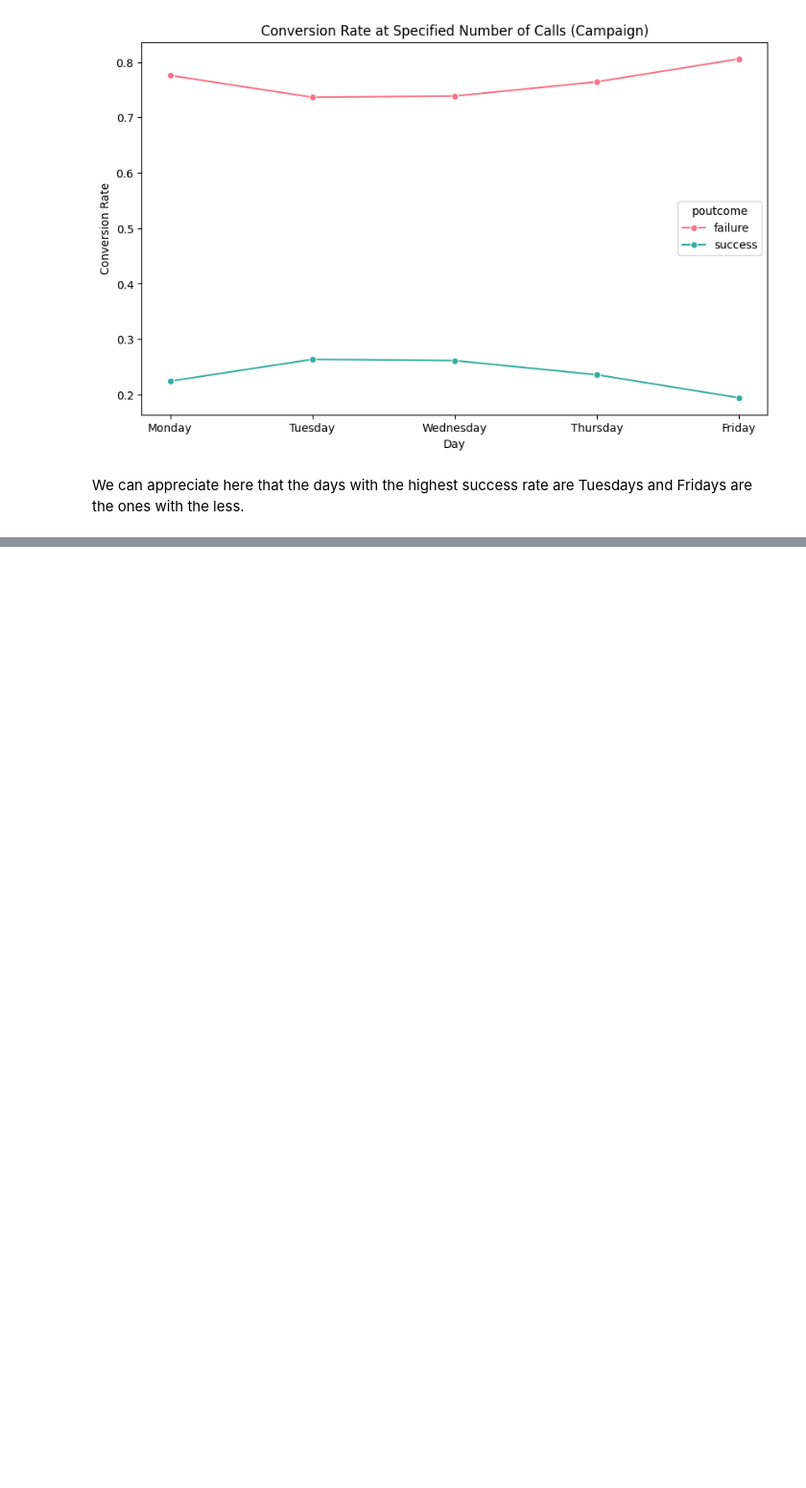
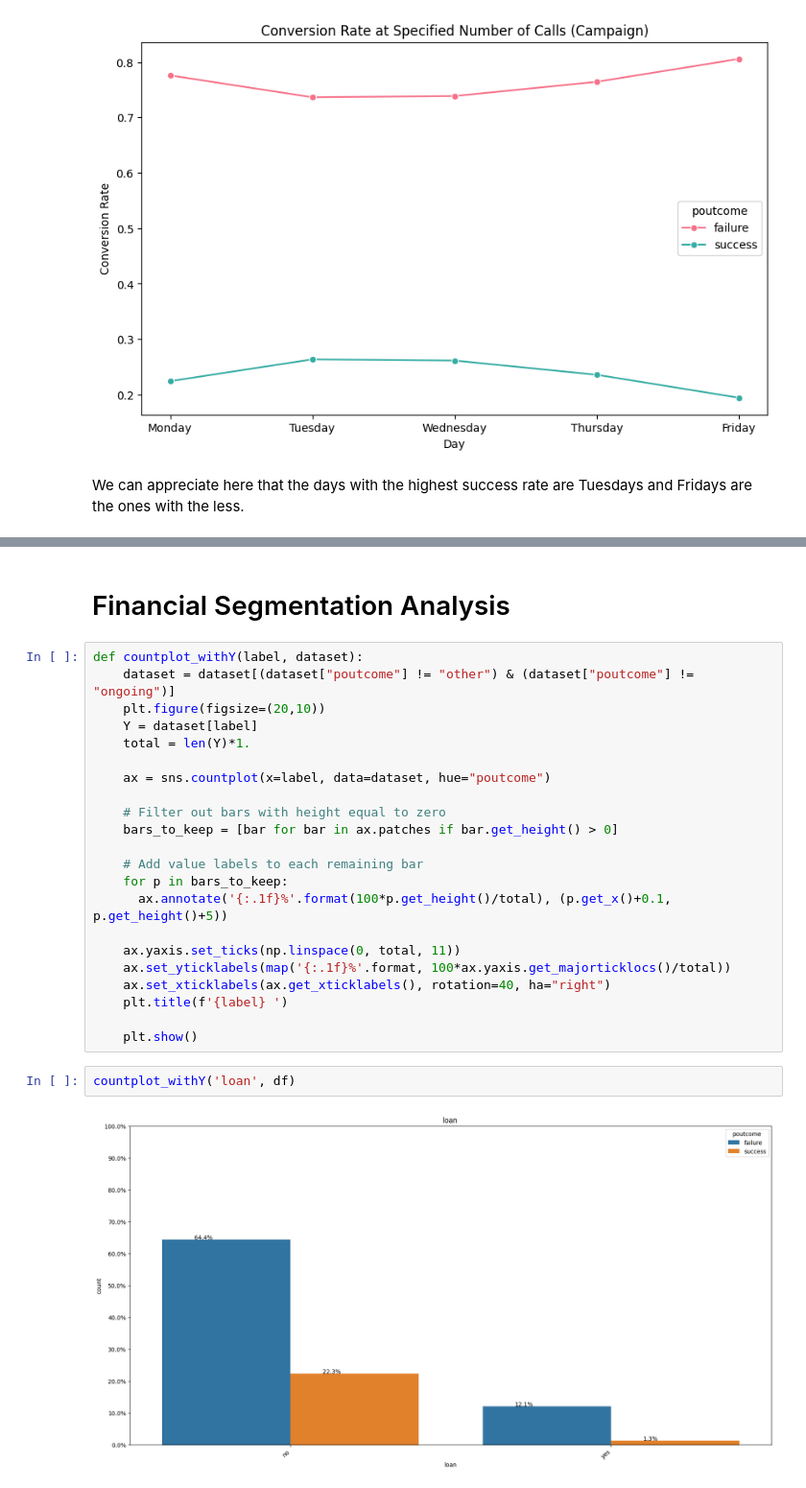
Before and after one commit to taliarosenkranz/Marketing_Analysis_Forecasting, a Jupyter notebook: Bancall.ipynb, the cells around one changed output, grey strips where cells are left out. Shown at 96% size. Drawn from its saved outputs; the diff is of its cells as text; blank space fills up the shorter version.

```diff
--- a/Bancall.ipynb
+++ b/Bancall.ipynb
@@ -468,0 +705,28 @@ We can appreciate here that the days with the highest success rate are Tuesdays
+# %% [markdown]
+# Financial Segmentation Analysis
+# %%
+def countplot_withY(label, dataset):
+    dataset = dataset[(dataset["poutcome"] != "other") & (dataset["poutcome"] != "ongoing")]
+    plt.figure(figsize=(20,10))
+    Y = dataset[label]
+    total = len(Y)*1.
+
+    ax = sns.countplot(x=label, data=dataset, hue="poutcome")
+
+    # Filter out bars with height equal to zero
+    bars_to_keep = [bar for bar in ax.patches if bar.get_height() > 0]
+
+    # Add value labels to each remaining bar
+    for p in bars_to_keep:
+      ax.annotate('{:.1f}%'.format(100*p.get_height()/total), (p.get_x()+0.1, p.get_height()+5))
+
+    ax.yaxis.set_ticks(np.linspace(0, total, 11))
+    ax.set_yticklabels(map('{:.1f}%'.format, 100*ax.yaxis.get_majorticklocs()/total))
+    ax.set_xticklabels(ax.get_xticklabels(), rotation=40, ha="right")
+    plt.title(f'{label} ')
+
+    plt.show()
+# %%
+countplot_withY('loan', df)
+# %% [output]
+[figure, added]
```
Also changed, not shown: parts of 96 cells of this notebook.
